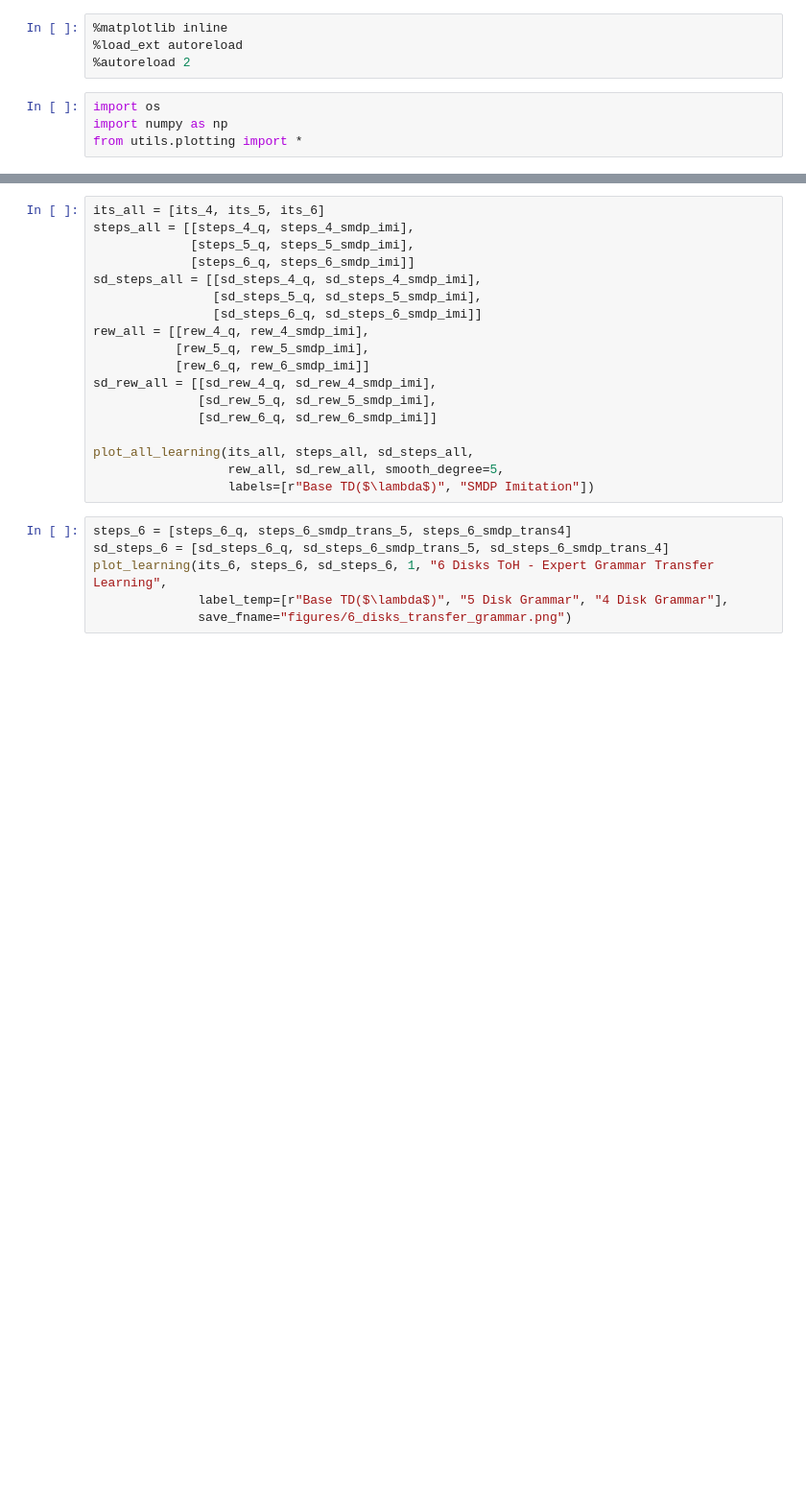
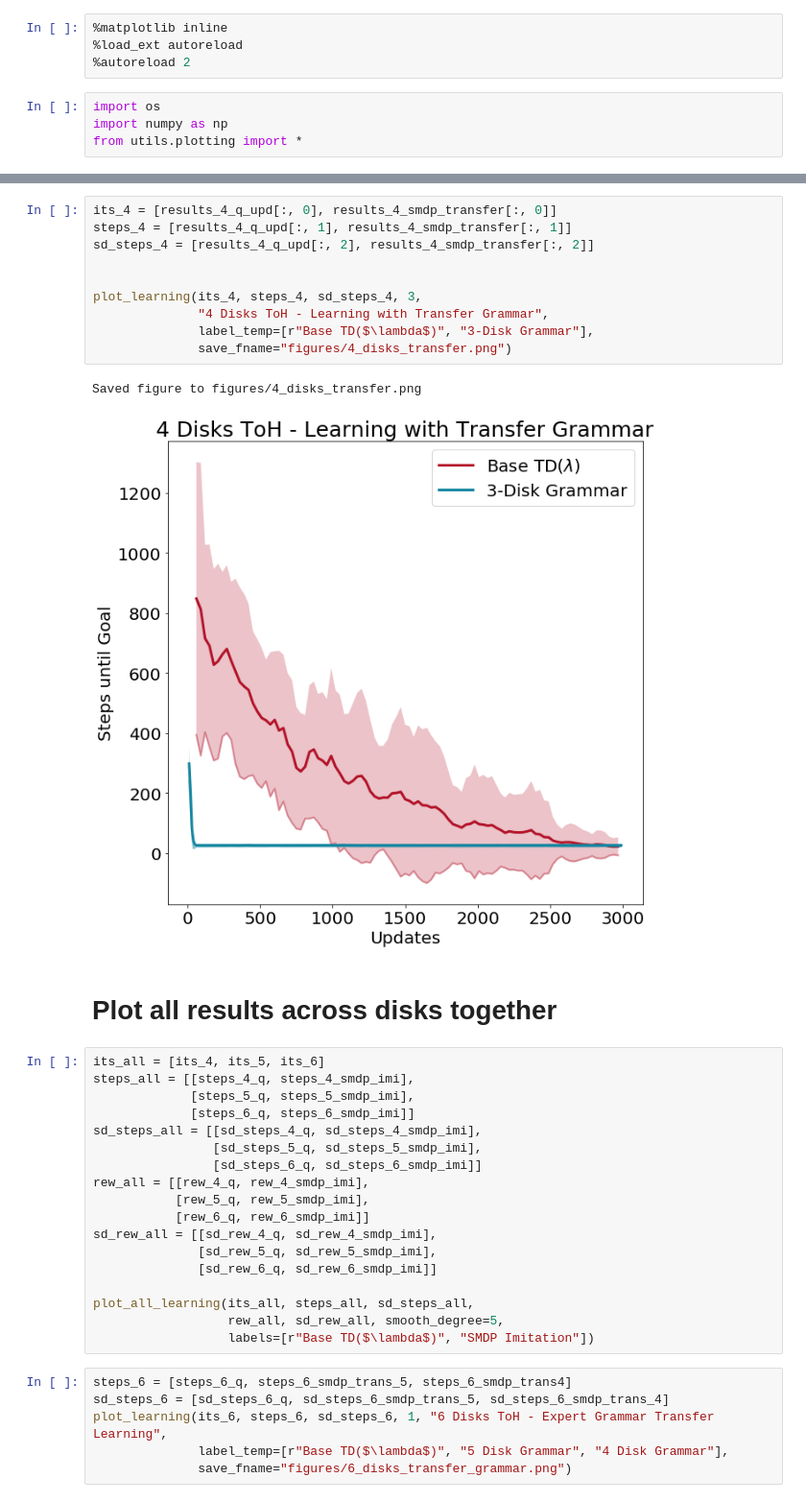
Before and after one commit to RobertTLange/action-grammars-hrl, a Jupyter notebook: visualizations.ipynb, the cells around one changed output, grey strips where cells are left out. Shown at 96% size. Saved outputs shown, nothing was run; the diff lists cells and outputs as text; blank space fills up the shorter version.

```diff
--- a/visualizations.ipynb
+++ b/visualizations.ipynb
@@ -48,3 +101,18 @@ Saved figure to figures/5_disks_transfer_grammar.png
+# %%
+its_4 = [results_4_q_upd[:, 0], results_4_smdp_transfer[:, 0]]
+steps_4 = [results_4_q_upd[:, 1], results_4_smdp_transfer[:, 1]]
+sd_steps_4 = [results_4_q_upd[:, 2], results_4_smdp_transfer[:, 2]]
+
+
+plot_learning(its_4, steps_4, sd_steps_4, 3,
+              "4 Disks ToH - Learning with Transfer Grammar",
+              label_temp=[r"Base TD($\lambda$)", "3-Disk Grammar"],
+              save_fname="figures/4_disks_transfer.png")
+# %% [output]
+Saved figure to figures/4_disks_transfer.png
+[figure, added]
+# %% [markdown]
+# Plot all results across disks together
 # %%
 its_all = [its_4, its_5, its_6]
 steps_all = [[steps_4_q, steps_4_smdp_imi],
```
Also changed, not shown: parts of 9 cells of this notebook, 34 other files.
